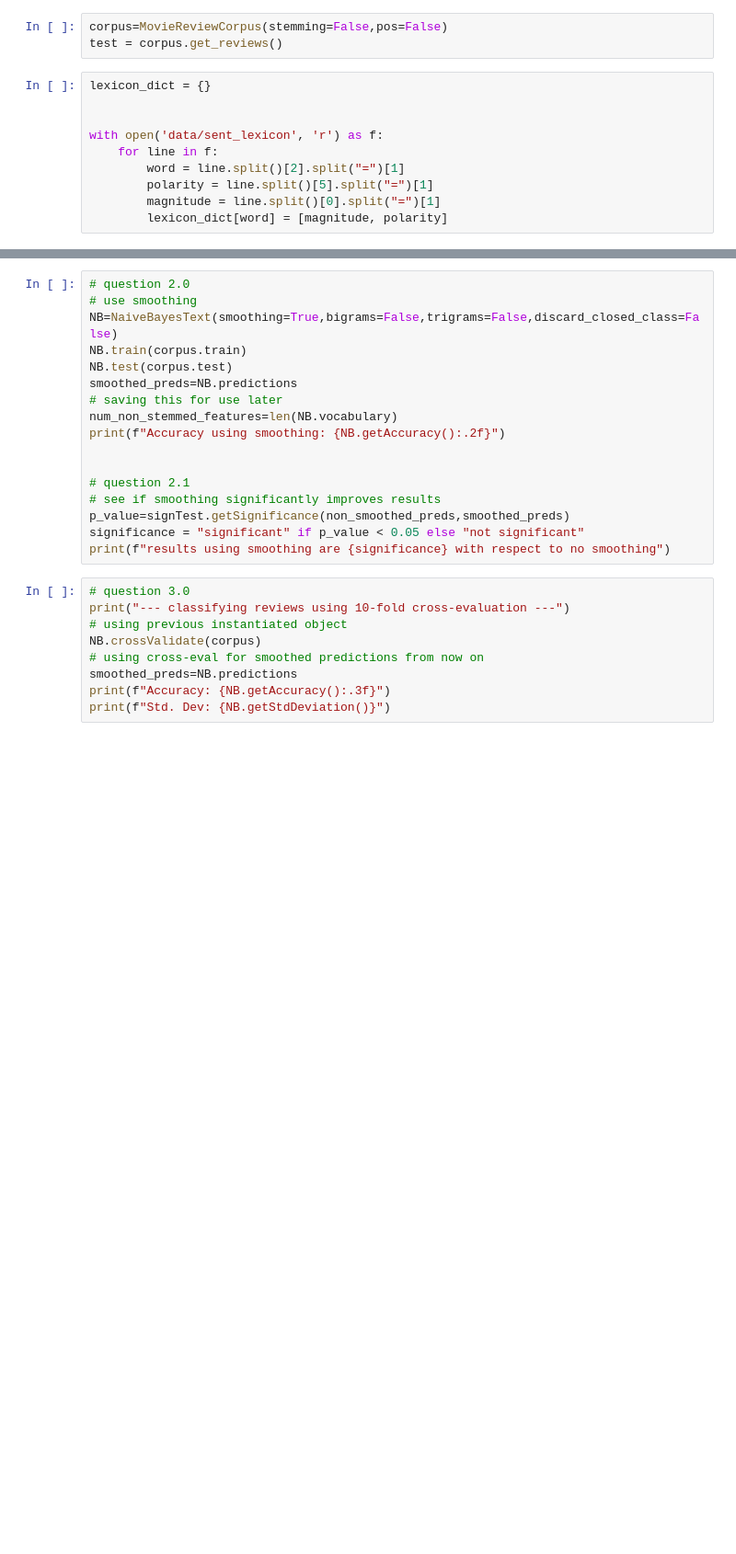
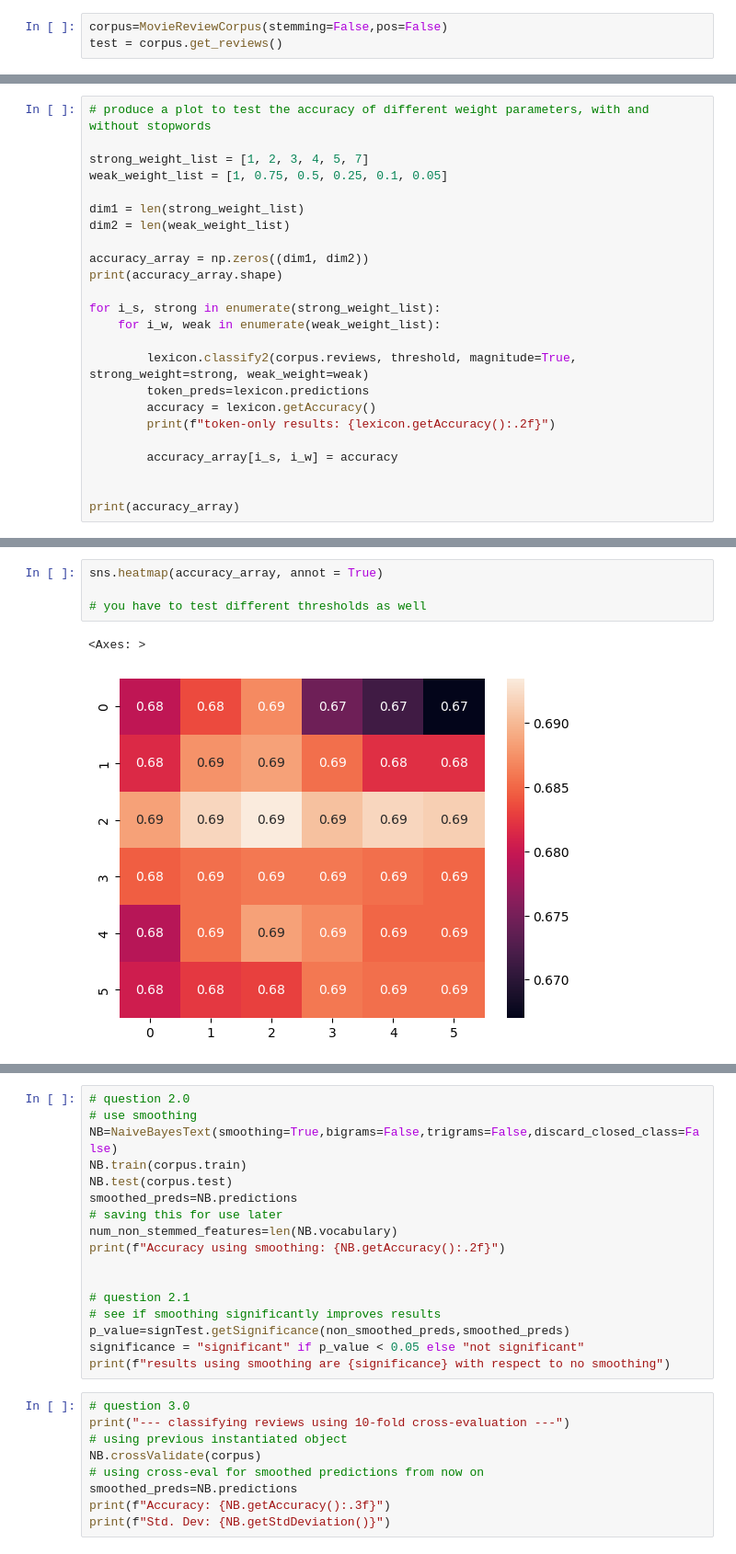
Before and after one commit to sofiagilardini/mlmi_nlp, a Jupyter notebook: practical.ipynb, the cells around one changed output, grey strips where cells are left out. Shown at 92% size. Saved outputs shown, nothing was run; the diff lists cells and outputs as text; blank space fills up the shorter version.

```diff
--- a/practical.ipynb
+++ b/practical.ipynb
@@ -236,13 +590,3 @@ class SentimentLexicon(Evaluation):
 # %%
 corpus=MovieReviewCorpus(stemming=False,pos=False)
 test = corpus.get_reviews()
-# %%
-lexicon_dict = {}
-
-
-with open('data/sent_lexicon', 'r') as f:
-    for line in f:
-        word = line.split()[2].split("=")[1]
-        polarity = line.split()[5].split("=")[1]
-        magnitude = line.split()[0].split("=")[1]
-        lexicon_dict[word] = [magnitude, polarity]
@@ -318,0 +628,24 @@ magnitude results:0.69
+# %%
+# produce a plot to test the accuracy of different weight parameters, with and without stopwords
+
+strong_weight_list = [1, 2, 3, 4, 5, 7]
+weak_weight_list = [1, 0.75, 0.5, 0.25, 0.1, 0.05]
+
+dim1 = len(strong_weight_list)
+dim2 = len(weak_weight_list)
+
+accuracy_array = np.zeros((dim1, dim2))
+print(accuracy_array.shape)
+
+for i_s, strong in enumerate(strong_weight_list):
+    for i_w, weak in enumerate(weak_weight_list):
+
+        lexicon.classify2(corpus.reviews, threshold, magnitude=True, strong_weight=strong, weak_weight=weak)
+        token_preds=lexicon.predictions
+        accuracy = lexicon.getAccuracy()
+        print(f"token-only results: {lexicon.getAccuracy():.2f}")
+
+        accuracy_array[i_s, i_w] = accuracy
+
+
+print(accuracy_array)
@@ -318,0 +670,7 @@ magnitude results:0.69
+# %%
+sns.heatmap(accuracy_array, annot = True)
+
+# you have to test different thresholds as well
+# %% [output]
+<Axes: >
+[figure, added]
```
Also changed, not shown: parts of 11 cells of this notebook.
